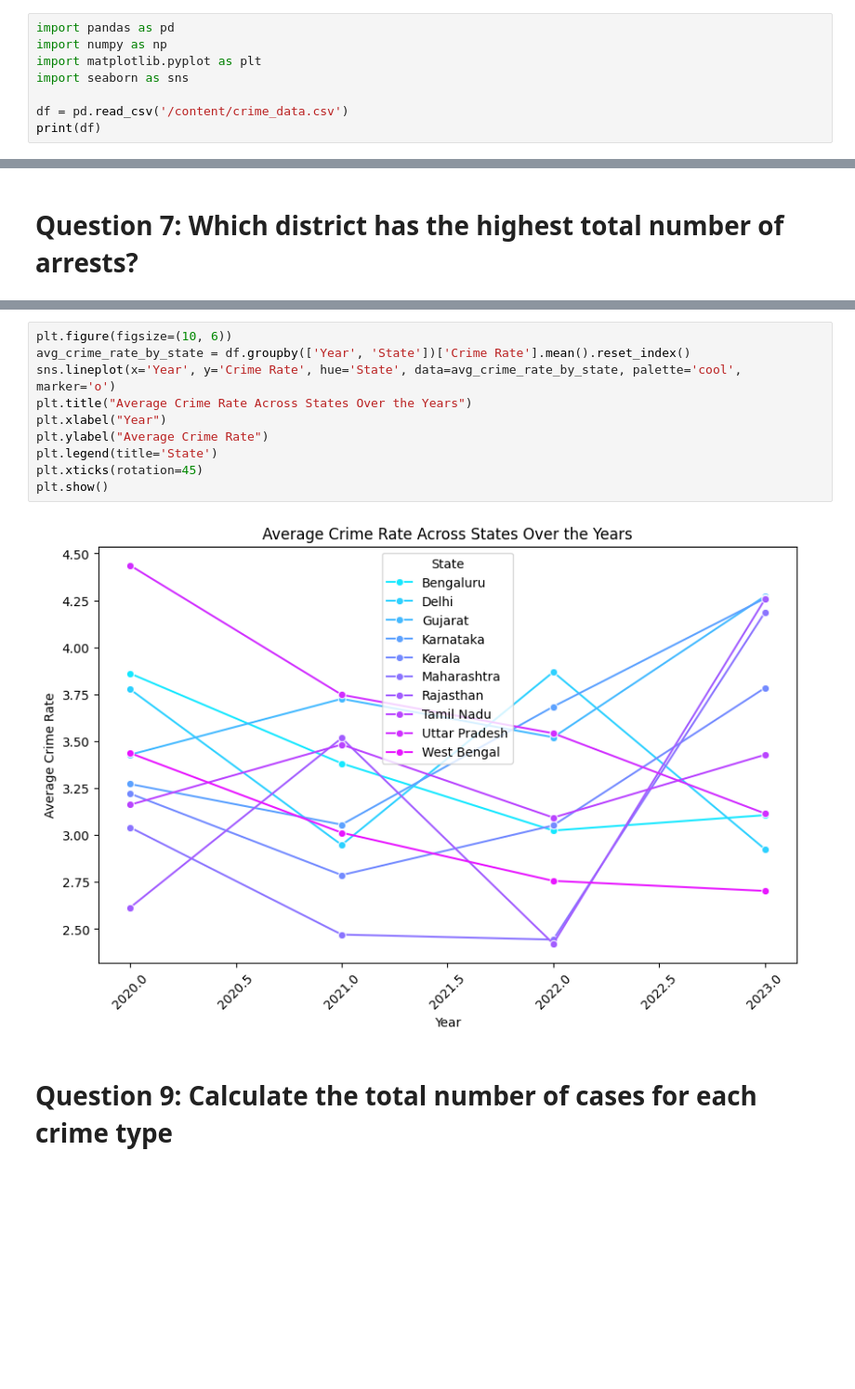
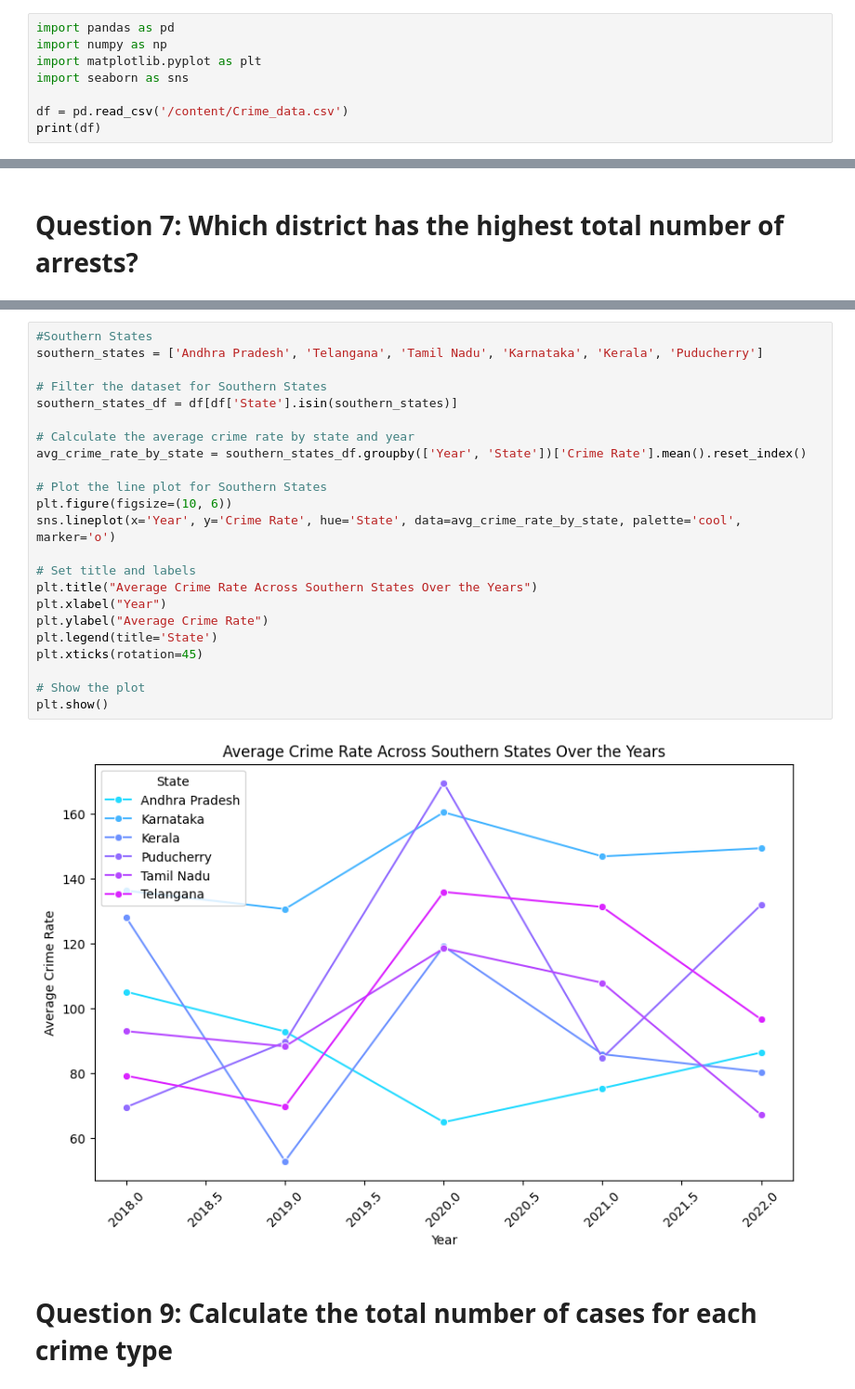
Before and after one commit to AanchalPandey16/CrimeRateAnalysis, a Jupyter notebook: CrimeRateAnalysis.ipynb, the cells around one changed output, grey strips where cells are left out. Shown at 93% size. Saved outputs shown, nothing was run; the diff lists cells and outputs as text; blank space fills up the shorter version.

```diff
--- a/CrimeRateAnalysis.ipynb
+++ b/CrimeRateAnalysis.ipynb
@@ -6,6 +4,6 @@ import numpy as np
 import matplotlib.pyplot as plt
 import seaborn as sns
 
-df = pd.read_csv('/content/crime_data.csv')
+df = pd.read_csv('/content/Crime_data.csv')
 print(df)
 # %% [output]
@@ -282,14 +342,27 @@ plt.show()
 # %%
+#Southern States
+southern_states = ['Andhra Pradesh', 'Telangana', 'Tamil Nadu', 'Karnataka', 'Kerala', 'Puducherry']
+
+# Filter the dataset for Southern States
+southern_states_df = df[df['State'].isin(southern_states)]
+
+# Calculate the average crime rate by state and year
+avg_crime_rate_by_state = southern_states_df.groupby(['Year', 'State'])['Crime Rate'].mean().reset_index()
+
+# Plot the line plot for Southern States
 plt.figure(figsize=(10, 6))
-avg_crime_rate_by_state = df.groupby(['Year', 'State'])['Crime Rate'].mean().reset_index()
 sns.lineplot(x='Year', y='Crime Rate', hue='State', data=avg_crime_rate_by_state, palette='cool', marker='o')
-plt.title("Average Crime Rate Across States Over the Years")
+
+# Set title and labels
+plt.title("Average Crime Rate Across Southern States Over the Years")
 plt.xlabel("Year")
 plt.ylabel("Average Crime Rate")
 plt.legend(title='State')
 plt.xticks(rotation=45)
+
+# Show the plot
 plt.show()
 # %% [output]
-[figure, old version]
+[figure, new version]
 # %% [markdown]
 # Question 9:  Calculate the total number of cases for each crime type
```
Also changed, not shown: parts of 24 cells of this notebook.
